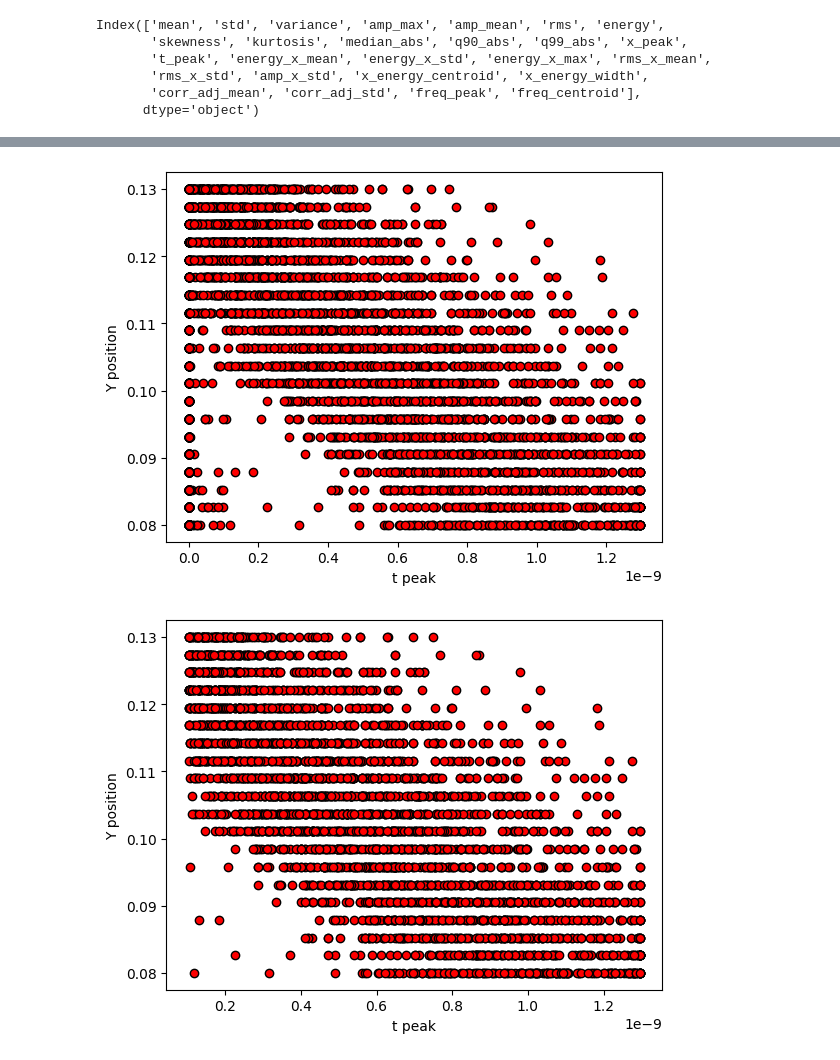
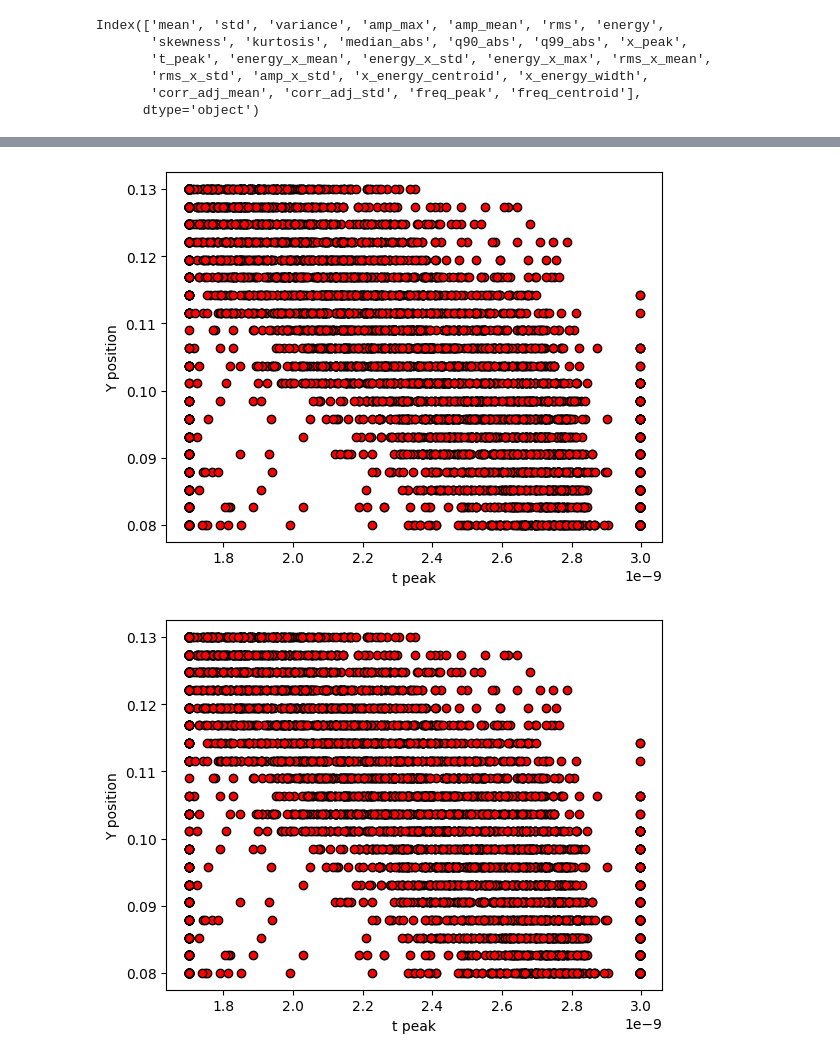
Before and after one commit to andrefsr/Machine-Learning-on-detection-of-buried-cylinders-via-GPR, a Jupyter notebook: sec_sim/machine_learning/data_analysis.ipynb, the cells around one changed output, grey strips where cells are left out. Cells and saved outputs as stored; diff of their text form; code cells hidden in the pictures.

```diff
--- a/sec_sim/machine_learning/data_analysis.ipynb
+++ b/sec_sim/machine_learning/data_analysis.ipynb
@@ -16,7 +27,10 @@ import matplotlib.pyplot as plt
 # %% [markdown]
 Distribuição estatística das respostas
 # %%
-df = pd.read_csv('databasev3.csv')
+# df = pd.read_csv('databasev3.csv')
+df = pd.read_csv('databasev4_alt.csv')
 
 df_labels = df[["soil_type","radius","pos_y","pos_x"]]
 df_features = df.drop(columns=["soil_type","radius","pos_y","pos_x"])
+
+print(df.columns)
@@ -171,21 +197,21 @@ plt.show()
 # %%
-x = df_features['t_peak']
+x = df_features['t_pico_env']
 y = df_labels['pos_y']
 
 plt.figure()
 plt.ylabel('Y position')
 plt.xlabel('t peak')
 plt.scatter(x,y,color='red',edgecolors='black')
 plt.show()
 
-x = df_features['t_peak'][df_features['t_peak']>0.1e-9]
-y = df_labels['pos_y'][df_features['t_peak']>0.1e-9]
+x = df_features['t_pico_env'][df_features['t_pico_env']>0.1e-9]
+y = df_labels['pos_y'][df_features['t_pico_env']>0.1e-9]
 
 plt.figure()
 plt.ylabel('Y position')
 plt.xlabel('t peak')
 plt.scatter(x,y,color='red',edgecolors='black')
 plt.show()
 # %% [output]
-[figure, old version]
+[figure, new version]
-[figure, old version]
+[figure, new version]
```
Also changed, not shown: parts of 4 cells of this notebook, 2 other files.
